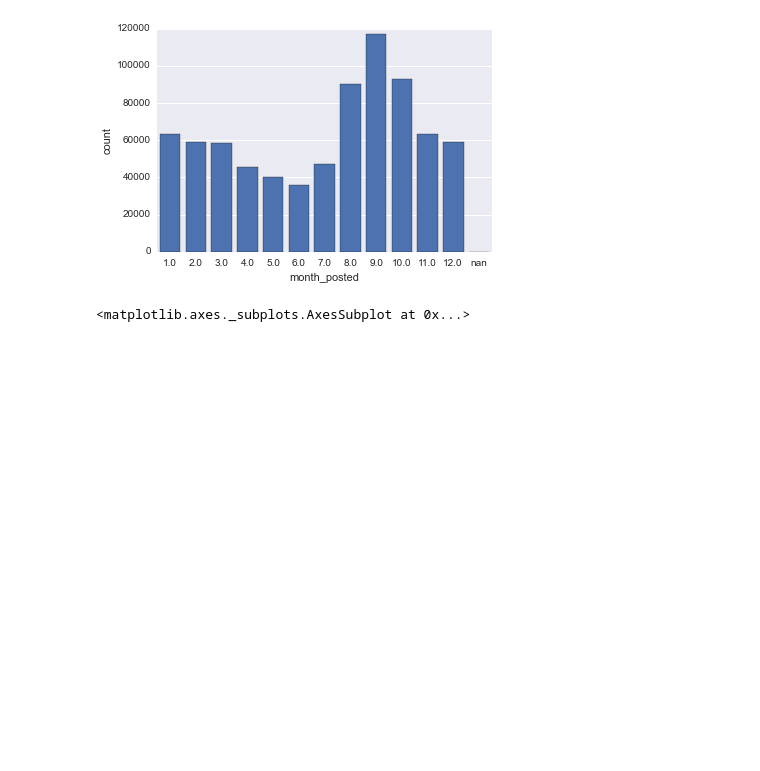
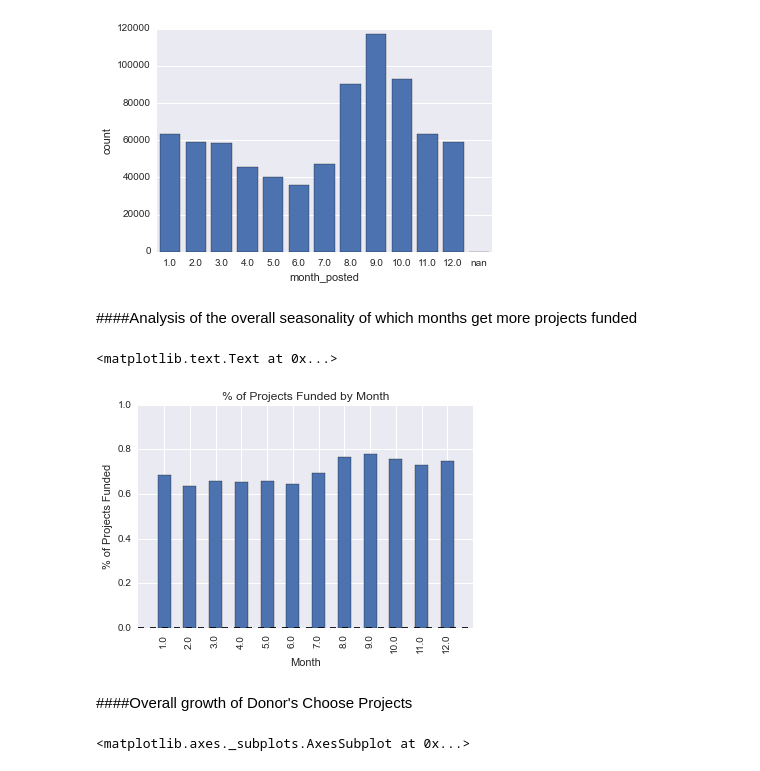
Before and after one commit to LylePayne/DonorsChooseAnalysis, a Jupyter notebook: Project Kojak - DonorsChoose.ipynb, the cells around one changed output. Saved outputs shown, nothing was run; the diff lists cells and outputs as text; code cells hidden in the pictures; blank space fills up the shorter version.

```diff
--- a/Project Kojak - DonorsChoose.ipynb
+++ b/Project Kojak - DonorsChoose.ipynb
@@ -161,6 +161,22 @@ sn.barplot(projects_df.month_posted)
 # %% [output]
 <matplotlib.axes._subplots.AxesSubplot at 0x...>
 [figure]
+# %% [markdown]
+####Analysis of the overall seasonality of which months get more projects funded
+# %%
+groupby_month = funding_df.groupby("month_posted")
+groupby_month_hist = groupby_month['funded'].mean()
+groupby_month_hist.plot(kind="bar")
+plt.axis([-1, 12, 0, 1])
+
+plt.title('% of Projects Funded by Month')
+plt.xlabel('Month')
+plt.ylabel('% of Projects Funded')
+# %% [output]
+<matplotlib.text.Text at 0x...>
+[figure, added]
+# %% [markdown]
+####Overall growth of Donor's Choose Projects
 # %%
 sn.barplot(projects_df.year_posted)
 # %% [output]
```
Also changed, not shown: parts of 21 cells of this notebook.
